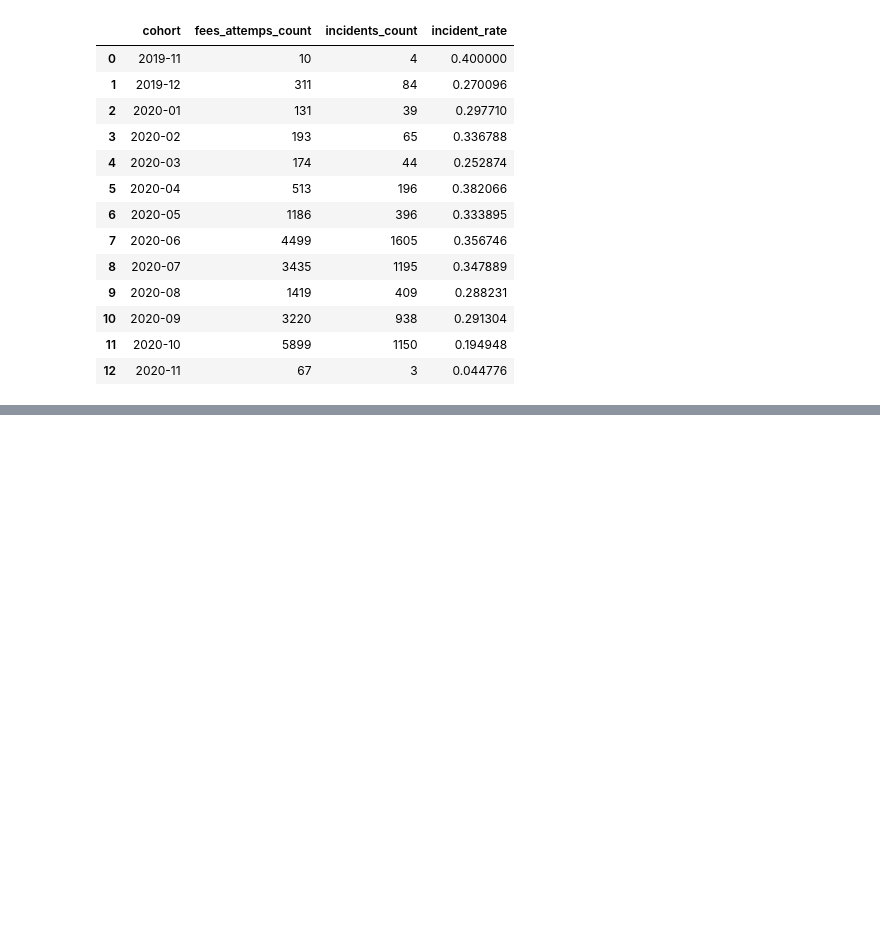
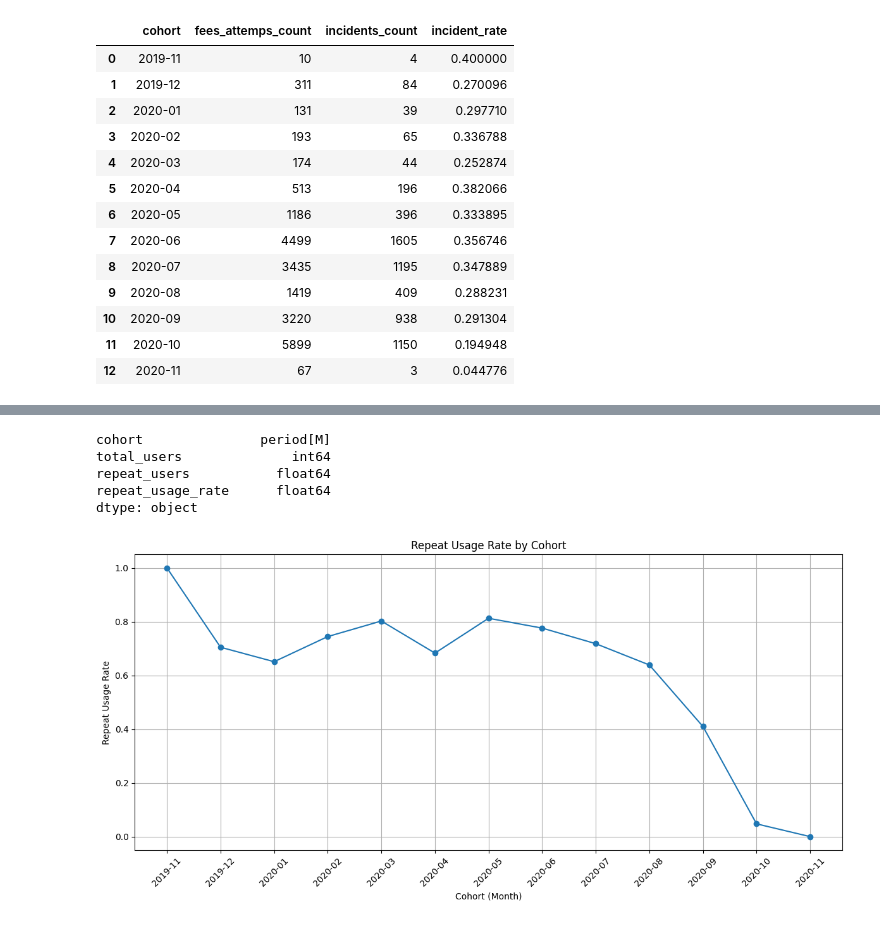
Before and after one commit to rayagerd/project-ironhack-payments-en, a Jupyter notebook: MVP_Erik.ipynb, the cells around one changed output, grey strips where cells are left out. Cells and saved outputs as stored; diff of their text form; code cells hidden in the pictures; blank space fills up the shorter version.

```diff
--- a/MVP_Erik.ipynb
+++ b/MVP_Erik.ipynb
@@ -771,0 +848,17 @@ plt.title('Incident Rate by Cohort');
+# %%
+# Repeat Usage Rate
+# Percentage of users in each cohort who made
+# two or more cash requests.
+
+# Number of cash requests per user per cohort
+requests_per_user = (
+    df_dict['cash request']
+    .groupby(['cohort', 'any_user_id'])
+    .size()
+    .reset_index(name='n_requests')
+)
+
+# Users with at least 2 requests
+repeat_users = requests_per_user[
+    requests_per_user['n_requests'] >= 2
+]
@@ -771,0 +900,30 @@ plt.title('Incident Rate by Cohort');
+# %%
+repeat_usage_rate_df.dtypes
+# %% [output]
+cohort               period[M]
+total_users              int64
+repeat_users           float64
+repeat_usage_rate      float64
+dtype: object
+# %%
+# Repeat Usage Rate by Cohort
+
+
+plt.figure(figsize=(12, 6))
+
+plt.plot(
+    repeat_usage_rate_df['cohort'].astype(str),
+    repeat_usage_rate_df['repeat_usage_rate'],
+    marker='o'
+)
+
+plt.title('Repeat Usage Rate by Cohort')
+plt.xlabel('Cohort (Month)')
+plt.ylabel('Repeat Usage Rate')
+plt.xticks(rotation=45)
+plt.grid(True)
+
+plt.tight_layout()
+plt.show()
+# %% [output]
+[figure, added]
```
Also changed, not shown: parts of 21 cells of this notebook.
